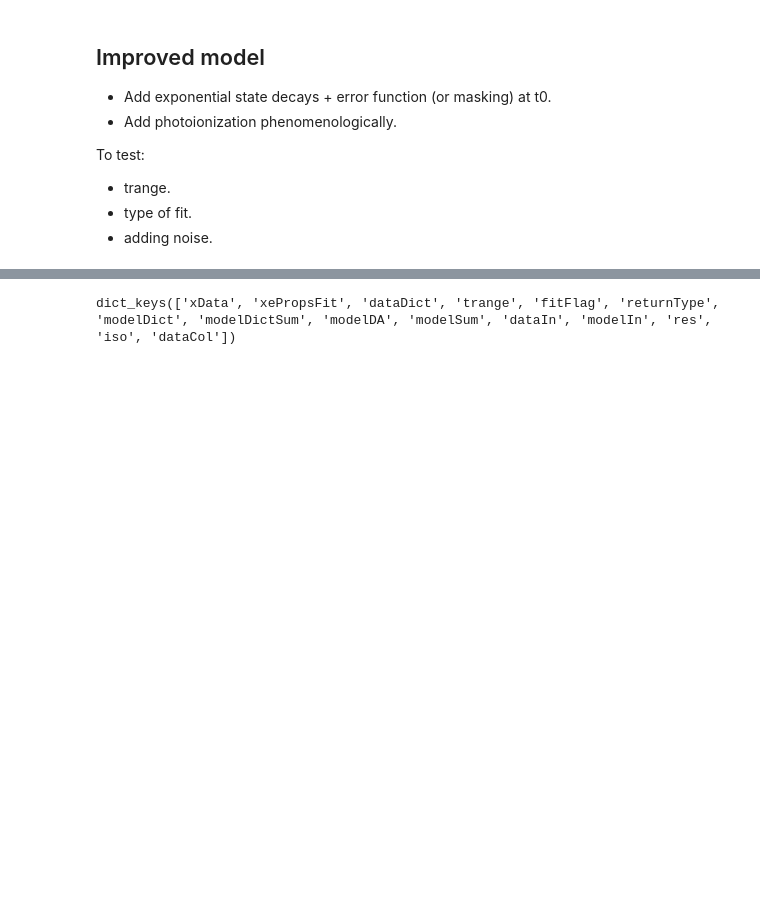
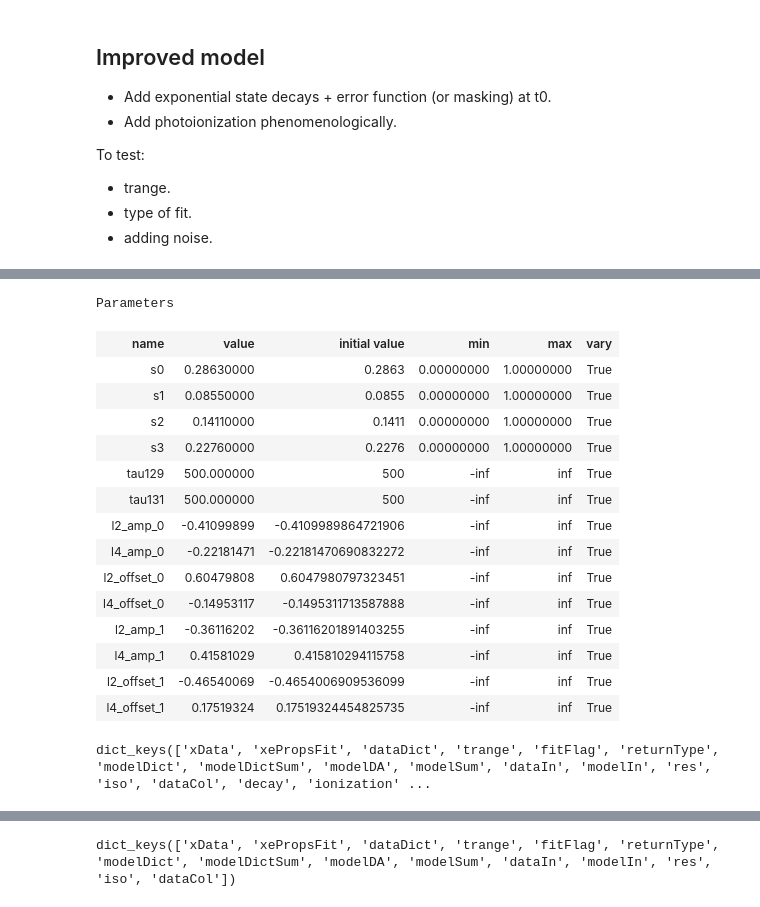
Before and after one commit to phockett/Quantum-Beat_Photoelectron-Imaging_Spectroscopy_of_Xe_in_the_VUV, a Jupyter notebook: notebooks/4_modelling/4.03_hyperfine_beats_advanced_fitting_180624.ipynb, the cells around one changed output, grey strips where cells are left out. Cells and saved outputs as stored; diff of their text form; code cells hidden in the pictures; blank space fills up the shorter version.

```diff
--- a/notebooks/4_modelling/4.03_hyperfine_beats_advanced_fitting_180624.ipynb
+++ b/notebooks/4_modelling/4.03_hyperfine_beats_advanced_fitting_180624.ipynb
@@ -88,0 +95,28 @@ To test:
+# %%
+# Create model parameters
+params = initParams(xeProps)
+params
+# %% [output]
+Parameters
+| name | value | initial value | min | max | vary |
+| s0 | 0.28630000 | 0.2863 | 0.00000000 | 1.00000000 | True |
+| s1 | 0.08550000 | 0.0855 | 0.00000000 | 1.00000000 | True |
+| s2 | 0.14110000 | 0.1411 | 0.00000000 | 1.00000000 | True |
+| s3 | 0.22760000 | 0.2276 | 0.00000000 | 1.00000000 | True |
+| tau129 | 500.000000 | 500 | -inf | inf | True |
+| tau131 | 500.000000 | 500 | -inf | inf | True |
+| l2_amp_0 | -0.41099899 | -0.4109989864721906 | -inf | inf | True |
+| l4_amp_0 | -0.22181471 | -0.22181470690832272 | -inf | inf | True |
+| l2_offset_0 | 0.60479808 | 0.6047980797323451 | -inf | inf | True |
+| l4_offset_0 | -0.14953117 | -0.1495311713587888 | -inf | inf | True |
+| l2_amp_1 | -0.36116202 | -0.36116201891403255 | -inf | inf | True |
+| l4_amp_1 | 0.41581029 | 0.415810294115758 | -inf | inf | True |
+| l2_offset_1 | -0.46540069 | -0.4654006909536099 | -inf | inf | True |
+| l4_offset_1 | 0.17519324 | 0.17519324454825735 | -inf | inf | True |
+# %%
+# Compute advanced model...
+calcDict = calcAdvFitModel(params, xePropsFit=xeProps, dataDict=dataDict)
+
+calcDict.keys()
+# %% [output]
+dict_keys(['xData', 'xePropsFit', 'dataDict', 'trange', 'fitFlag', 'returnType', 'modelDict', 'modelDictSum', 'modelDA', 'modelSum', 'dataIn', 'modelIn', 'res', 'iso', 'dataCol', 'decay', 'ionization' ...
```
Also changed, not shown: parts of 17 cells of this notebook, 3 other files.
